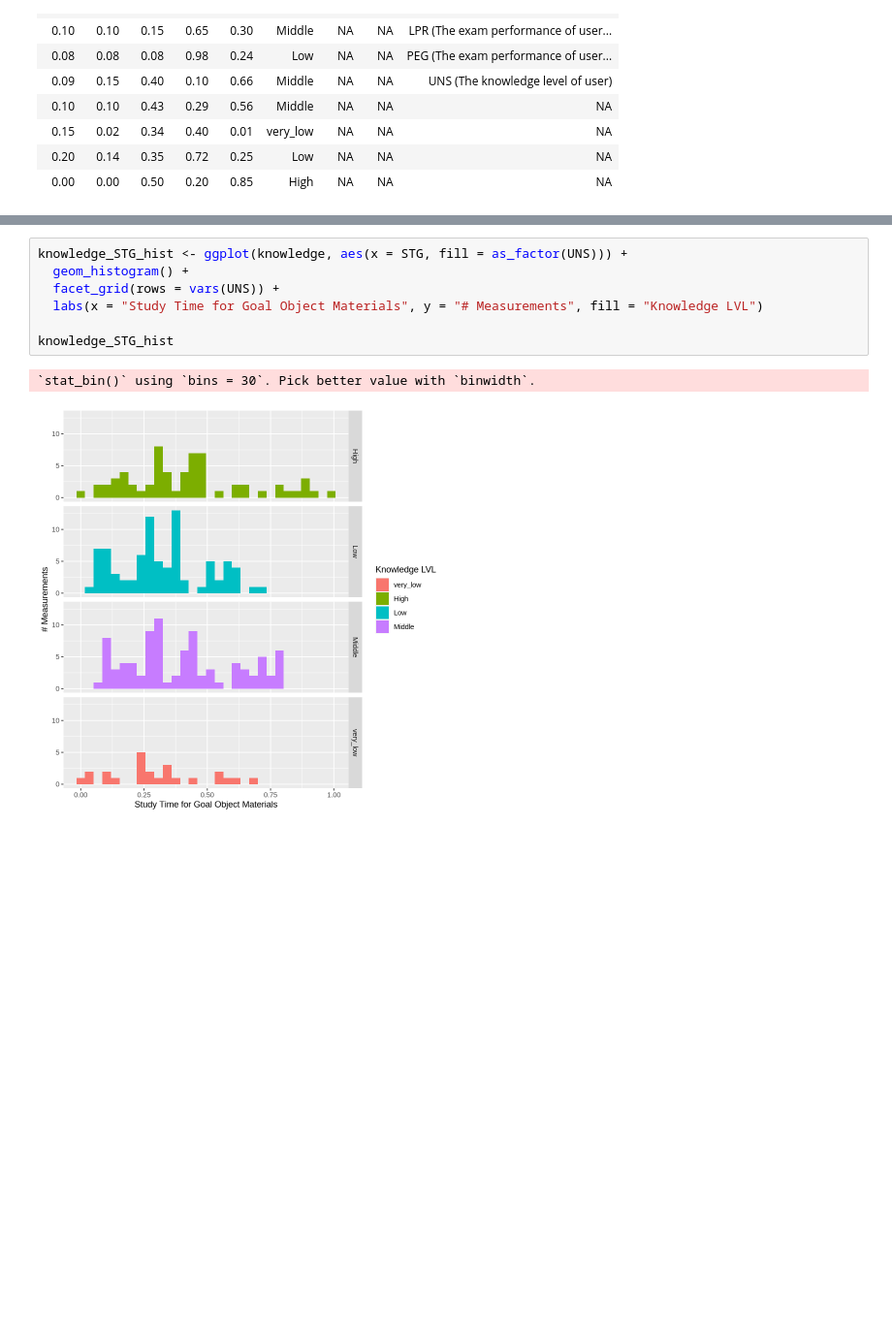
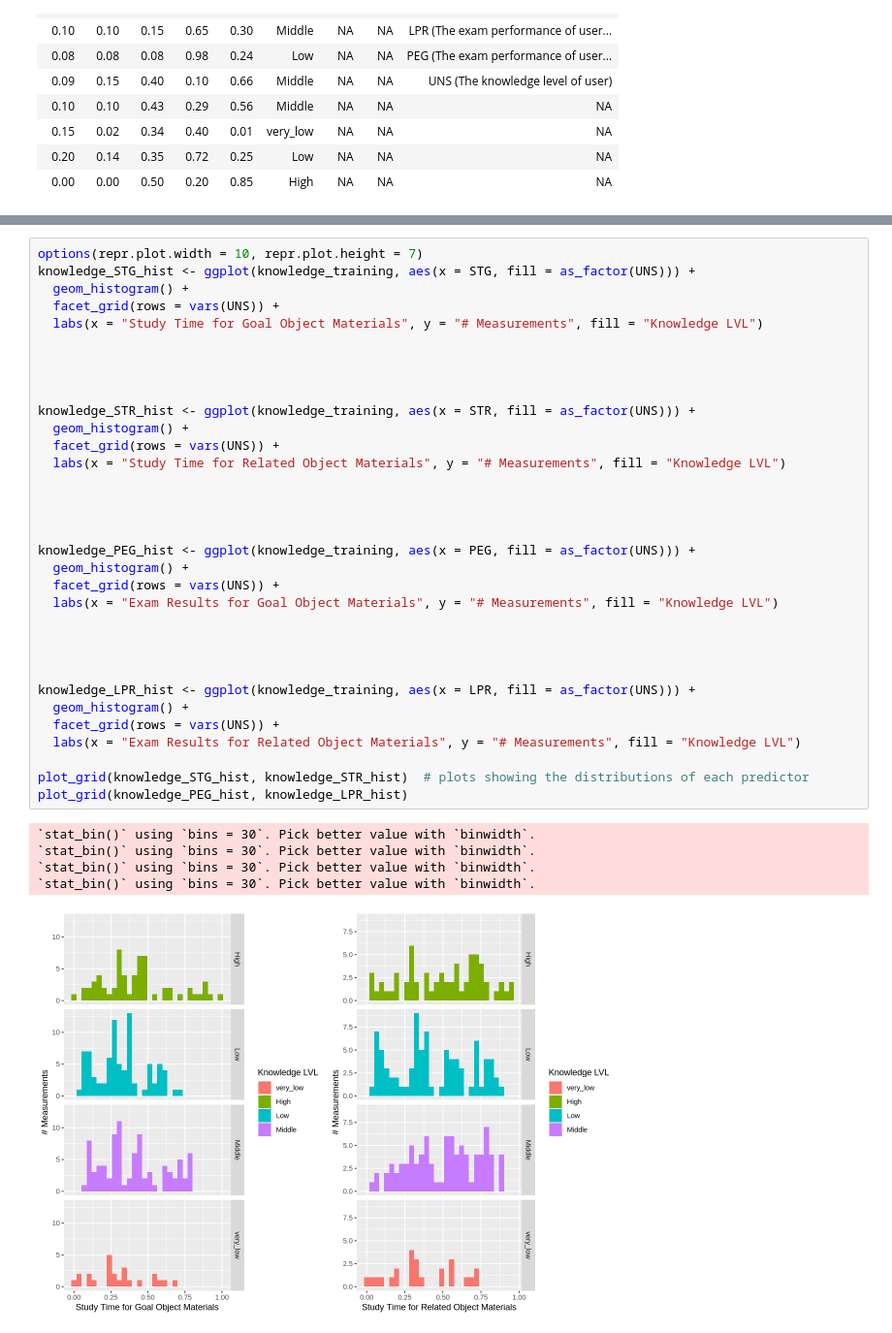
Before and after one commit to GabrielSuen/dsci-100_project, a Jupyter notebook: Group_project.ipynb, the cells around one changed output, grey strips where cells are left out. Shown at 97% size. Cells and saved outputs as stored; diff of their text form; blank space fills up the shorter version.

Commit message:
Added tables and plots
Feel free to change anything. If something is super wrong lmk and ill fix it.

```diff
--- a/Group_project.ipynb
+++ b/Group_project.ipynb
@@ -64,10 +82,39 @@ A tibble: 10 × 6
 # %%
-knowledge_STG_hist <- ggplot(knowledge, aes(x = STG, fill = as_factor(UNS))) +
+options(repr.plot.width = 10, repr.plot.height = 7)
+knowledge_STG_hist <- ggplot(knowledge_training, aes(x = STG, fill = as_factor(UNS))) +
   geom_histogram() +
   facet_grid(rows = vars(UNS)) +
   labs(x = "Study Time for Goal Object Materials", y = "# Measurements", fill = "Knowledge LVL")
 
-knowledge_STG_hist
+
+
+
+knowledge_STR_hist <- ggplot(knowledge_training, aes(x = STR, fill = as_factor(UNS))) +
+  geom_histogram() +
+  facet_grid(rows = vars(UNS)) +
+  labs(x = "Study Time for Related Object Materials", y = "# Measurements", fill = "Knowledge LVL")
+
+
+
+
+knowledge_PEG_hist <- ggplot(knowledge_training, aes(x = PEG, fill = as_factor(UNS))) +
+  geom_histogram() +
+  facet_grid(rows = vars(UNS)) +
+  labs(x = "Exam Results for Goal Object Materials", y = "# Measurements", fill = "Knowledge LVL")
+
+
+
+
+knowledge_LPR_hist <- ggplot(knowledge_training, aes(x = LPR, fill = as_factor(UNS))) +
+  geom_histogram() +
+  facet_grid(rows = vars(UNS)) +
+  labs(x = "Exam Results for Related Object Materials", y = "# Measurements", fill = "Knowledge LVL")
+
+plot_grid(knowledge_STG_hist, knowledge_STR_hist)  # plots showing the distributions of each predictor
+plot_grid(knowledge_PEG_hist, knowledge_LPR_hist)
 # %% [output]
 `stat_bin()` using `bins = 30`. Pick better value with `binwidth`.
+`stat_bin()` using `bins = 30`. Pick better value with `binwidth`.
+`stat_bin()` using `bins = 30`. Pick better value with `binwidth`.
+`stat_bin()` using `bins = 30`. Pick better value with `binwidth`.
-[figure, old version]
+[figure, new version]
```
Also changed, not shown: parts of 3 cells of this notebook.
